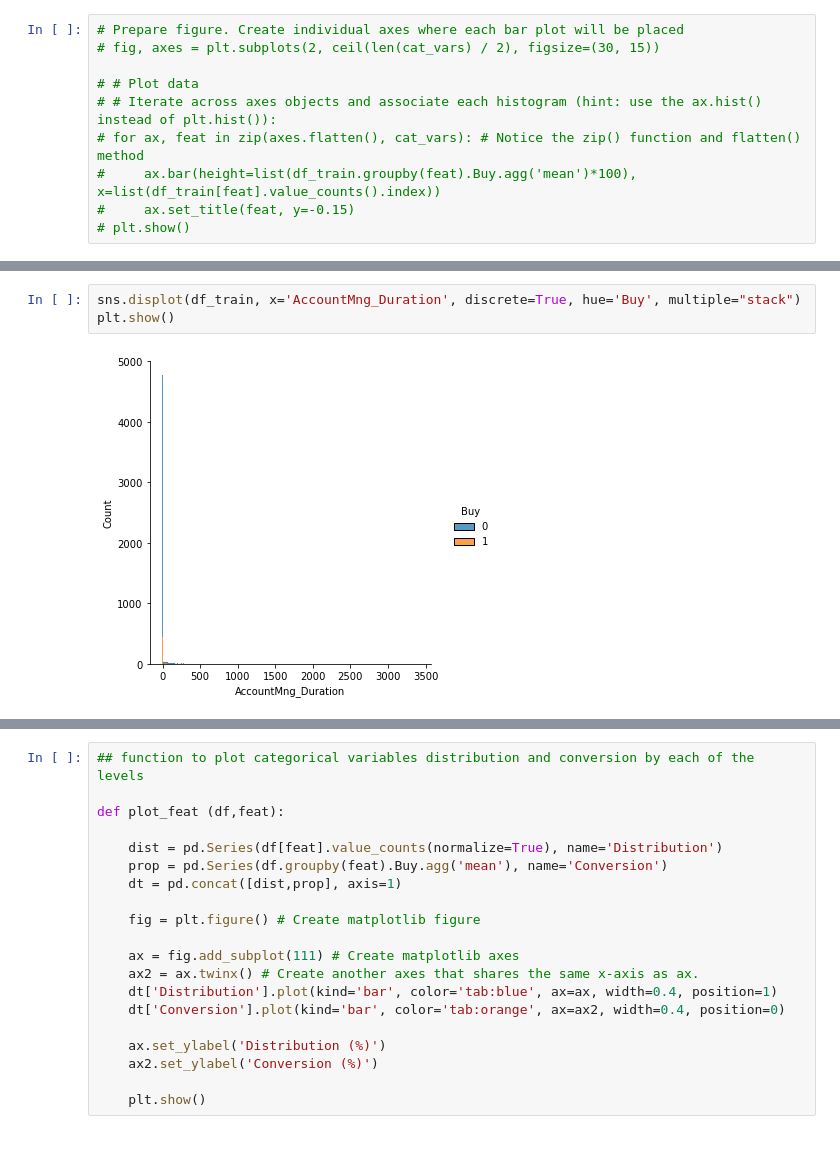
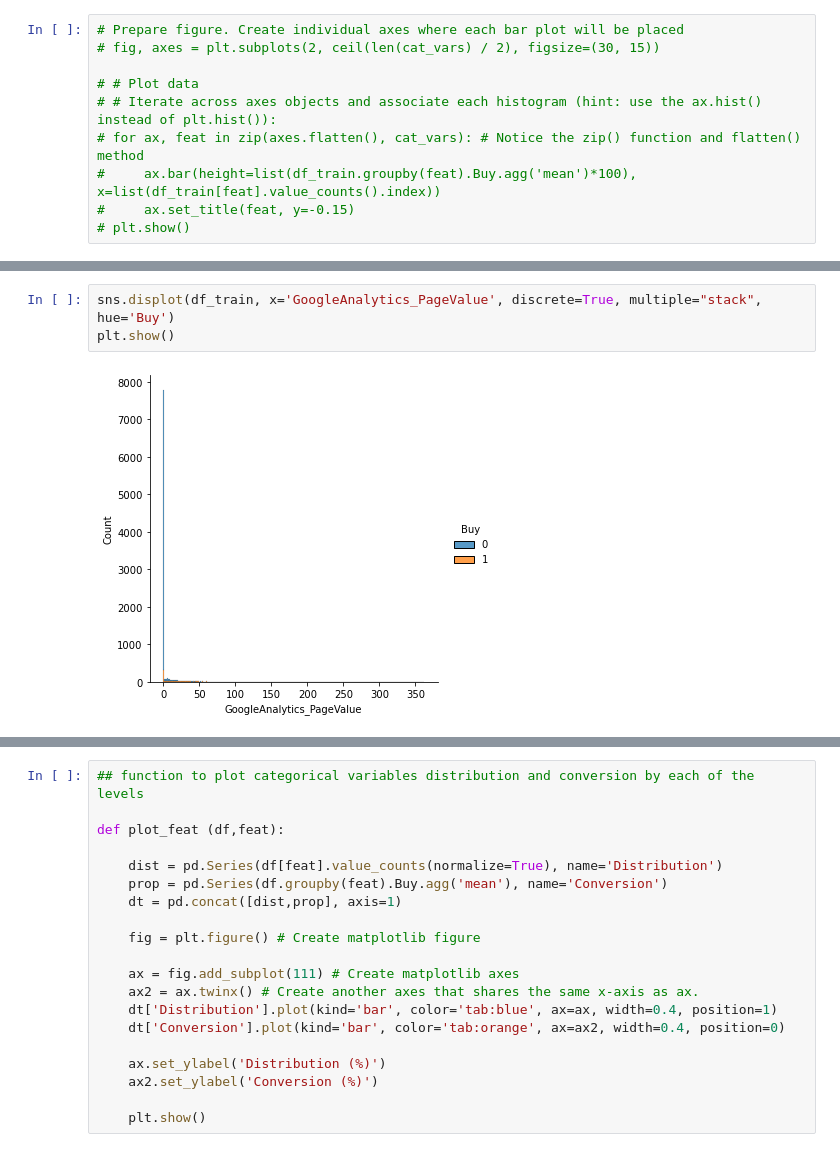
Before and after one commit to miguelince/propensity-to-buy, a Jupyter notebook: code/training_code.ipynb, the cells around one changed output, grey strips where cells are left out. Saved outputs shown, nothing was run; the diff lists cells and outputs as text.

```diff
--- a/code/training_code.ipynb
+++ b/code/training_code.ipynb
@@ -235,5 +165,5 @@ df_train.describe().T
-# %%
-sns.displot(df_train, x='AccountMng_Duration', discrete=True, hue='Buy', multiple="stack")
-plt.show()
-# %% [output]
-[figure, removed]
+# %%
+sns.displot(df_train, x='GoogleAnalytics_PageValue', discrete=True, multiple="stack", hue='Buy')
+plt.show()
+# %% [output]
+[figure, added]
```
Also changed, not shown: parts of 97 cells of this notebook, 30 other files.
